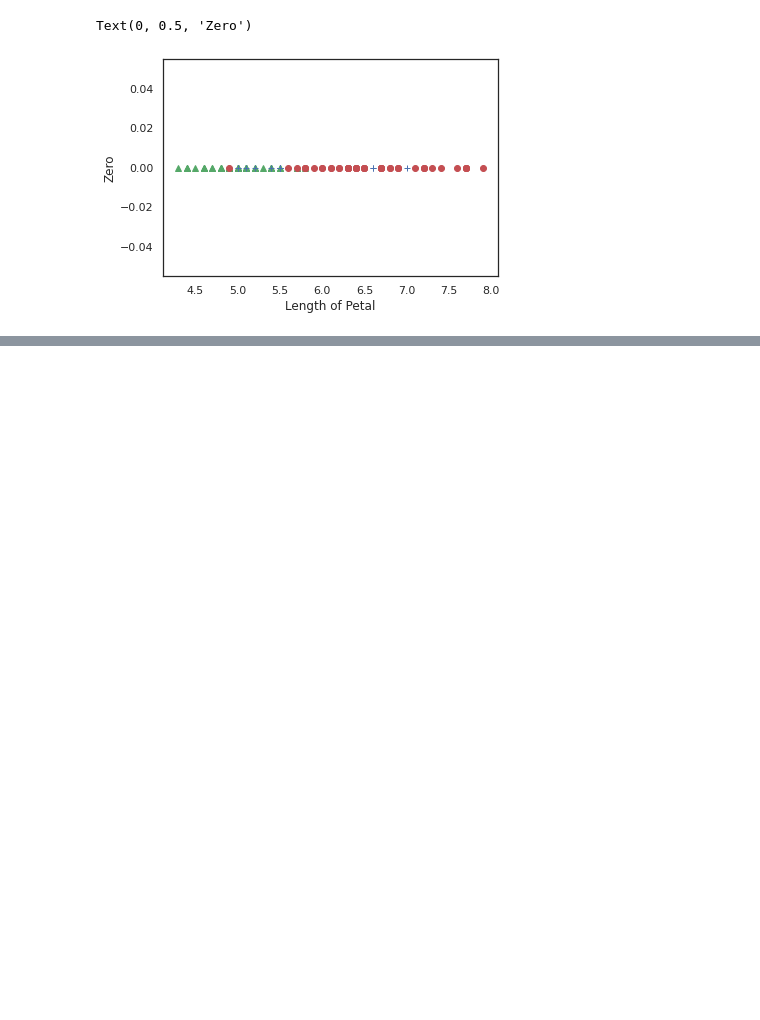
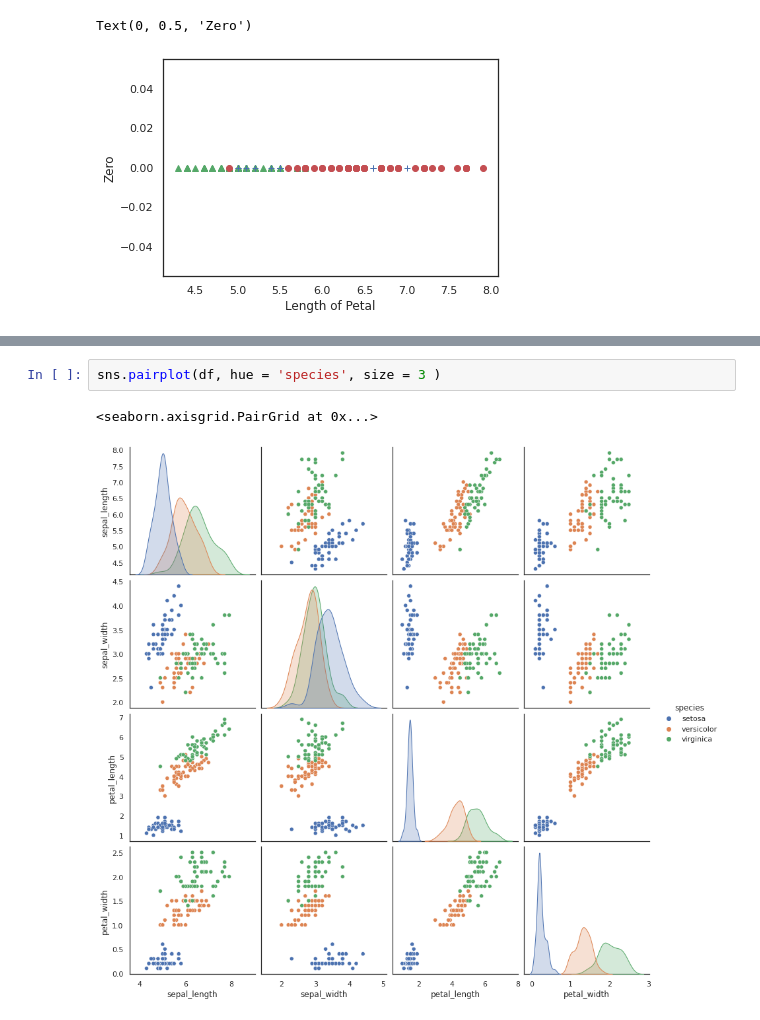
Before and after one commit to edguba/MachineLearning, a Jupyter notebook: EDA.ipynb, the cells around one changed output, grey strips where cells are left out. Drawn from its saved outputs; the diff is of its cells as text; blank space fills up the shorter version.

```diff
--- a/EDA.ipynb
+++ b/EDA.ipynb
@@ -75,0 +90,5 @@ Text(0, 0.5, 'Zero')
+# %%
+sns.pairplot(df, hue = 'species', size = 3 )
+# %% [output]
+<seaborn.axisgrid.PairGrid at 0x...>
+[figure, added]
```
Also changed, not shown: parts of 3 cells of this notebook.
